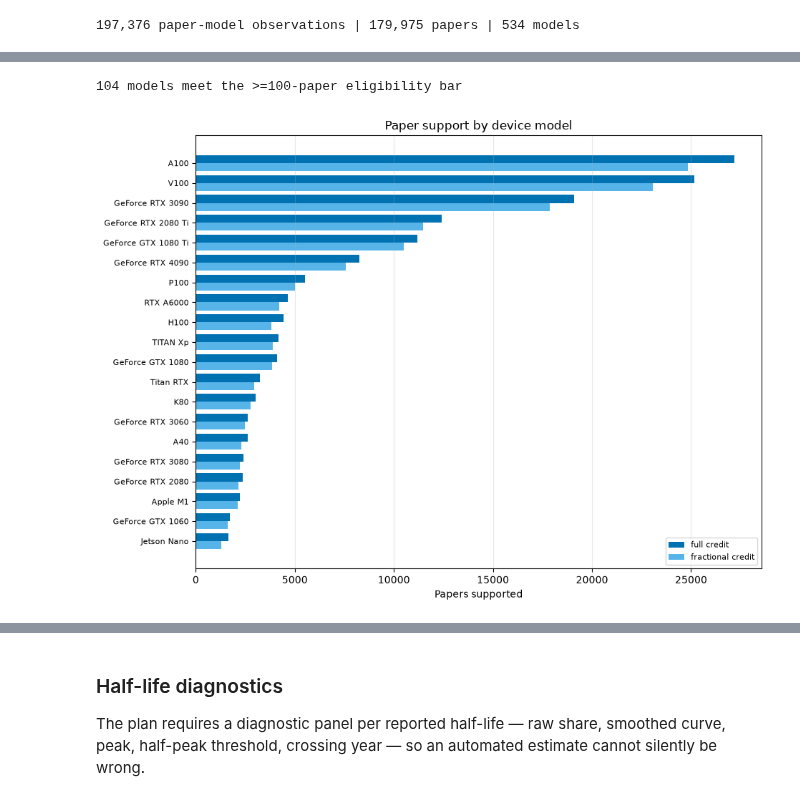
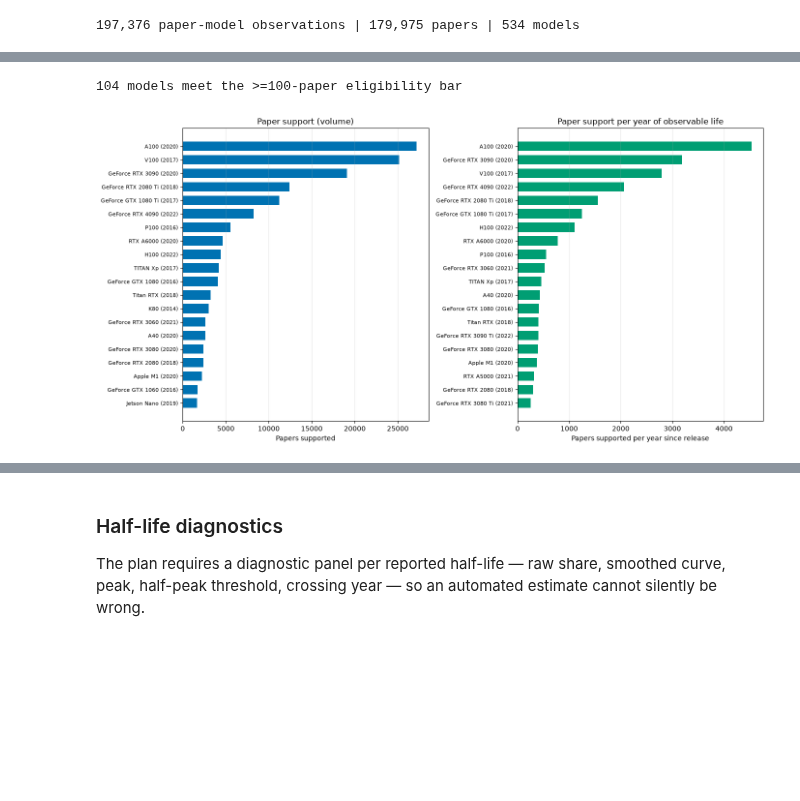
Before and after one commit to tgebhart/accelscan, a Jupyter notebook: notebooks/productivity.ipynb, the cells around one changed output, grey strips where cells are left out. Drawn from its saved outputs; the diff is of its cells as text; code cells hidden in the pictures; blank space fills up the shorter version.

```diff
--- a/notebooks/productivity.ipynb
+++ b/notebooks/productivity.ipynb
@@ -44,7 +46,8 @@ YEAR_MIN, YEAR_MAX = 2005, 2025
 USED_ONLY = True            # restrict to used-in-this-work mentions
 MIN_PAPERS_MODEL = 100      # eligibility for lifecycle estimates (plan: 100; robustness 50/250)
 SMOOTH = 3                  # years in the moving average for half-life
-GRANT_CYCLE = (3, 5)        # years, for the policy benchmark band
+CITE_WINDOW = 3             # years of forward citations (i_3); i_1/i_5/i_10 also available
+CITE_CUTOFF = 2023          # last year with a complete CITE_WINDOW in the outcomes build
 BOOTSTRAP = 200
 LOCAL_ANALYTIC = None
 
@@ -79,15 +82,19 @@ meta = pl.DataFrame(
             'segment': pl.Utf8, 'architecture': pl.Utf8, 'release_year': pl.Int32,
             'release_ym': pl.Utf8, 'fp32_gflops': pl.Float64})
 
-# one row per (paper, model); fractional credit = 1/k over the paper's k models
+# one row per (paper, model): a paper supports every model it reports, so these
+# rows ARE the credit units (k rows for a paper naming k models)
 pm = (m.select('corpusid', 'canonical_model').unique()
       .join(den, on='corpusid', how='inner')
       .filter(pl.col('year').is_between(YEAR_MIN, YEAR_MAX)))
-pm = (pm.join(pm.group_by('corpusid').agg(k=pl.len()), on='corpusid')
-      .with_columns(frac=1.0 / pl.col('k'))
+pm = (pm.join(pm.group_by('corpusid').agg(n_models=pl.len()), on='corpusid')
       .join(meta, on='canonical_model', how='left')
-      .join(cit.select('corpusid', 'citations_5y', 'disruption_5y', 'window_complete',
-                       'has_outcomes'), on='corpusid', how='left'))
+      .join(cit.select('corpusid', citations=f'i_{CITE_WINDOW}',
+                       has_outcomes='has_outcomes'), on='corpusid', how='left'))
+# i_k is populated even where k years have not elapsed, so completeness has to come
+# from the publication year, not from null-ness: i_3 is complete for papers <= 2022
+# under the same outcomes build that made i_5 complete only through 2020.
+pm = pm.with_columns(cite_window_complete=pl.col('year') <= CITE_CUTOFF)
 print(f'{pm.height:,} paper-model observations | {pm.n_unique("corpusid"):,} papers '
       f'| {pm.n_unique("canonical_model"):,} models')
 # %% [output]
@@ -97,22 +120,43 @@ print(f'{pm.height:,} paper-model observations | {pm.n_unique("corpusid"):,} pap
 # %%
 sup = (pm.group_by('canonical_model', 'display', 'release_year', 'segment', 'architecture')
-       .agg(papers_full=pl.len(), papers_frac=pl.col('frac').sum(),
+       .agg(papers=pl.len(),
             first_year=pl.col('year').min(), peak_year_raw=pl.col('year').mode().first())
-       .sort('papers_full', descending=True))
-elig = sup.filter(pl.col('papers_full') >= MIN_PAPERS_MODEL)
+       .sort('papers', descending=True))
+# Observable lifetime: release -> end of window, clipped to the window's start so
+# pre-YEAR_MIN chips are not credited with years the corpus does not cover.
+# max_horizontal ignores nulls, so an unknown release date would silently inherit
+# YEAR_MIN and get a full-window exposure: keep it null instead of inventing a rate
+sup = sup.with_columns(
+    exposure_years=pl.when(pl.col('release_year').is_not_null())
+    .then((YEAR_MAX - pl.max_horizontal('release_year', pl.lit(YEAR_MIN)) + 1).clip(1, None))
+    .otherwise(None).cast(pl.Int32))
+sup = sup.with_columns(papers_per_year=pl.col('papers') / pl.col('exposure_years'))
+elig = sup.filter(pl.col('papers') >= MIN_PAPERS_MODEL)
 print(f'{elig.height} models meet the >={MIN_PAPERS_MODEL}-paper eligibility bar')
+
+def barh_panel(ax, d, col, xlabel, title, color):
+    y = np.arange(d.height)
+    ax.barh(y, d[col], 0.7, color=color)
+    ax.set_yticks(y)
+    ax.set_yticklabels([f"{s.replace('NVIDIA ', '')} ({r})" for s, r in
+                        zip(d['display'], d['release_year'])], fontsize=8)
+    ax.invert_yaxis(); ax.set(xlabel=xlabel, title=title)
+    ax.grid(alpha=0.3, axis='x')
+
 top = elig.head(20)
-fig, ax = plt.subplots(figsize=(9.5, 7))
-y = np.arange(top.height)
-ax.barh(y - 0.2, top['papers_full'], 0.4, label='full credit', color='#0072B2')
-ax.barh(y + 0.2, top['papers_frac'], 0.4, label='fractional credit', color='#56B4E9')
-ax.set_yticks(y)
-ax.set_yticklabels([d.replace('NVIDIA ', '') for d in top['display']], fontsize=8)
-ax.invert_yaxis(); ax.set(xlabel='Papers supported', title='Paper support by device model')
-ax.legend(fontsize=8); ax.grid(alpha=0.3, axis='x'); plt.tight_layout(); plt.show()
+rate = (elig.filter(pl.col('release_year').is_not_null())
+        .sort('papers_per_year', descending=True).head(20))
+fig, axes = plt.subplots(1, 2, figsize=(14, 7))
+# ranked independently: volume favours long-available chips, the rate is age-normalised
+barh_panel(axes[0], top, 'papers', 'Papers supported',
+           'Paper support (volume)', '#0072B2')
+barh_panel(axes[1], rate, 'papers_per_year', 'Papers supported per year since release',
+           'Paper support per year of observable life', '#009E73')
+plt.tight_layout(); plt.show()
 with pl.Config(tbl_rows=25, fmt_str_lengths=40):
-    print(top.select('display', 'release_year', 'papers_full',
-                     pl.col('papers_frac').round(1), 'first_year'))
+    print(elig.sort('papers_per_year', descending=True, nulls_last=True)
+          .select('display', 'release_year', 'papers', 'exposure_years',
+                  pl.col('papers_per_year').round(1), 'first_year').head(25))
 # %% [output]
 104 models meet the >=100-paper eligibility bar
-[figure, old version]
+[figure, new version]
```
Also changed, not shown: parts of 13 cells of this notebook, 7 other files.
